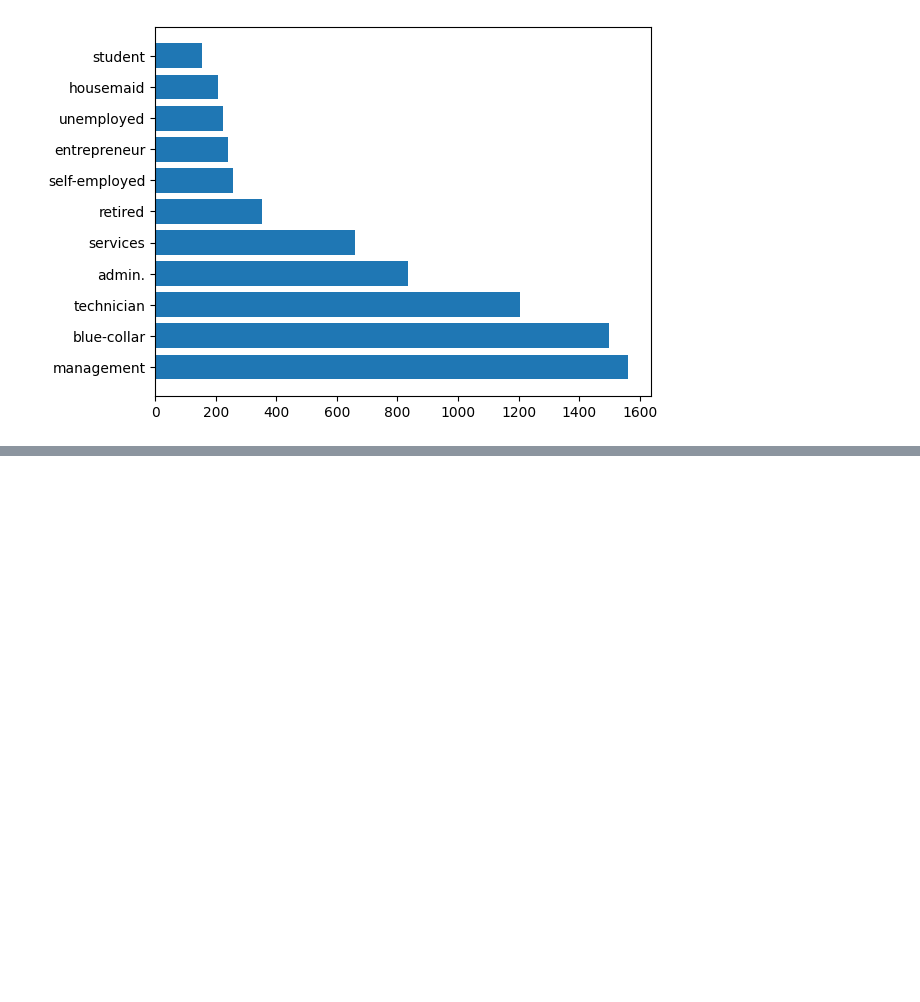
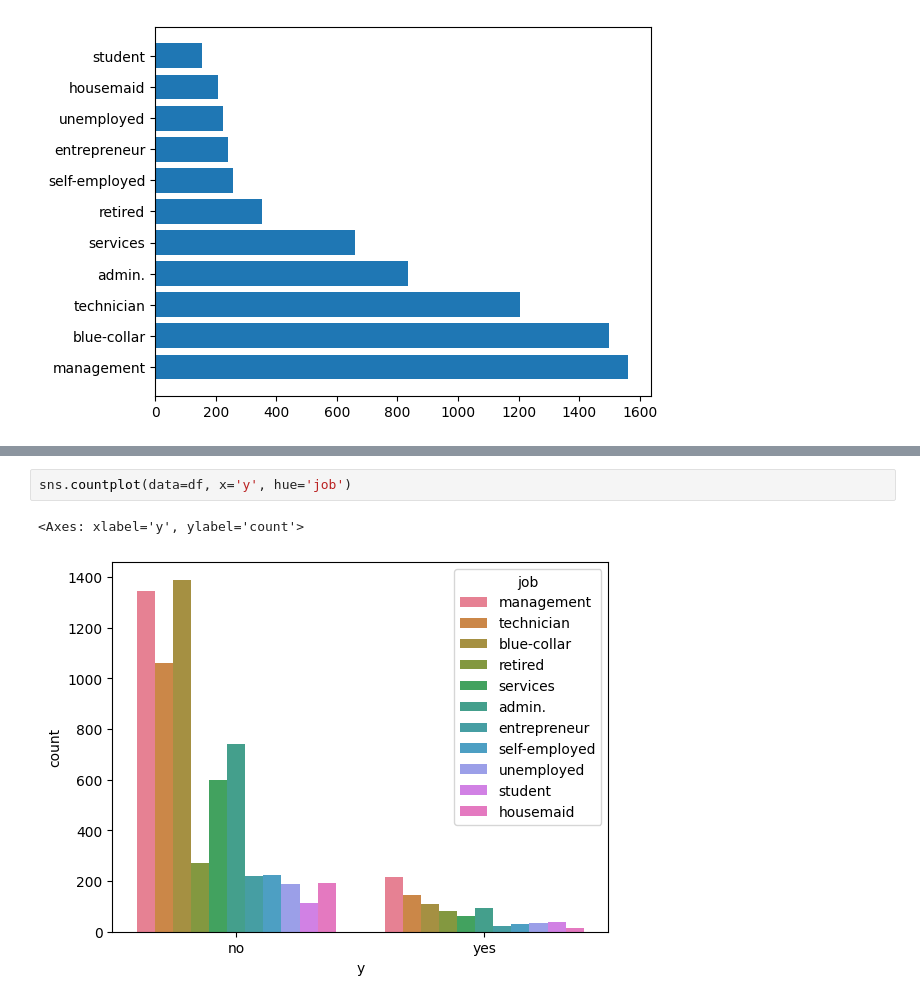
Before and after one commit to NoirCade/SeSAC, a Jupyter notebook: practice/day11/pandas1.ipynb, the cells around one changed output, grey strips where cells are left out. Cells and saved outputs as stored; diff of their text form; blank space fills up the shorter version.

```diff
--- a/practice/day11/pandas1.ipynb
+++ b/practice/day11/pandas1.ipynb
@@ -185,0 +193,5 @@ plt.barh(result.index, result)
+# %%
+sns.countplot(data=df, x='y', hue='job')
+# %% [output]
+<Axes: xlabel='y', ylabel='count'>
+[figure, added]
```
Also changed, not shown: parts of 2 cells of this notebook.
